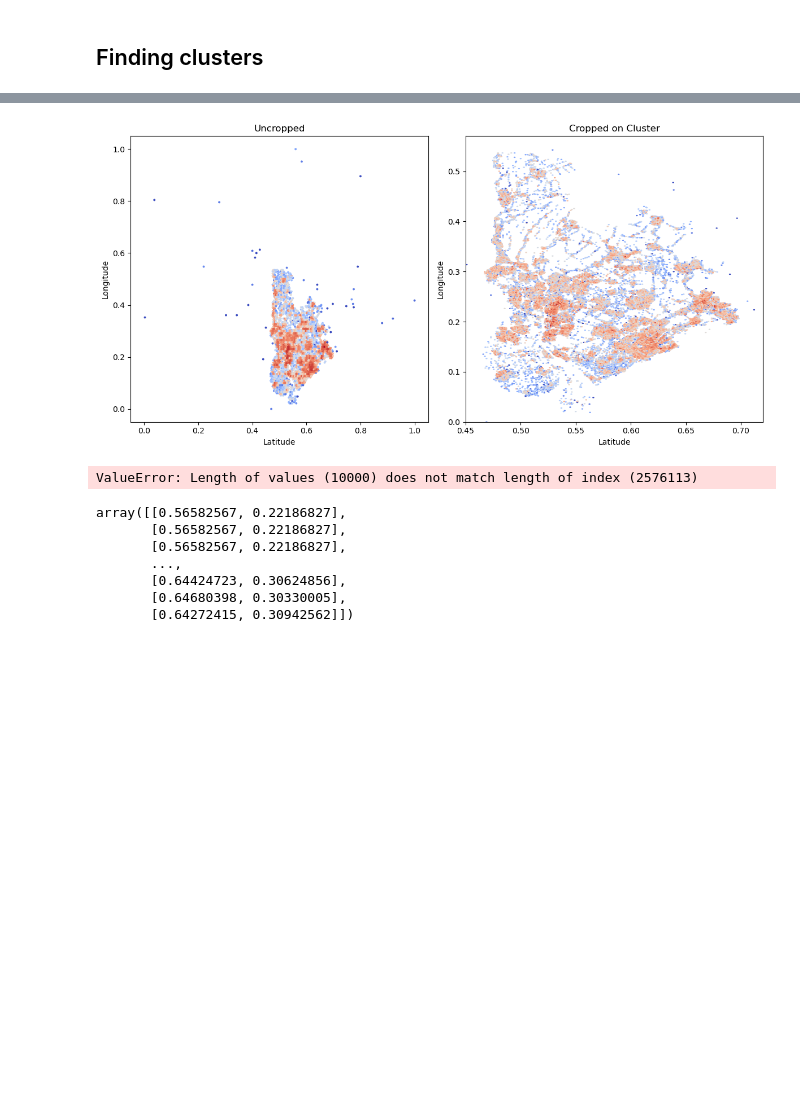
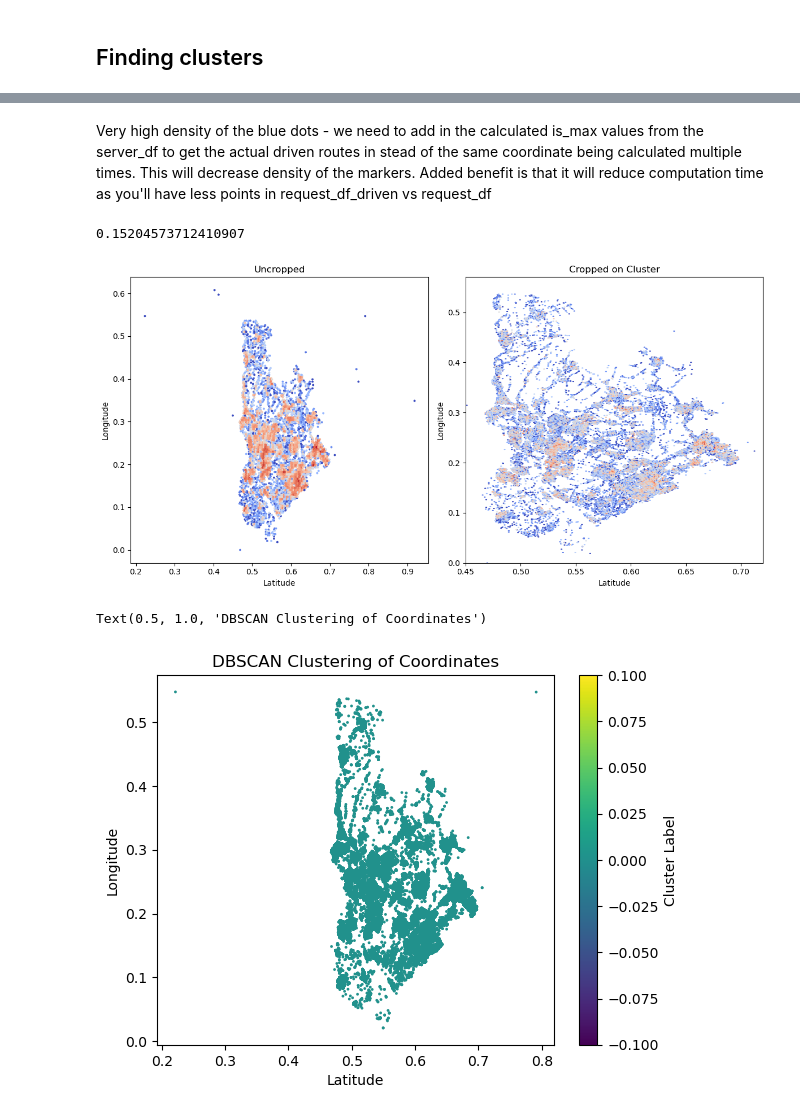
Before and after one commit to Frederic-P/learning-driver-preferences, a Jupyter notebook: notebooks/2 - EDA.ipynb, the cells around one changed output, grey strips where cells are left out. Cells and saved outputs as stored; diff of their text form; code cells hidden in the pictures; blank space fills up the shorter version.

Commit message:
no luck with DBSCAN - considering OPTICS

```diff
--- a/notebooks/2 - EDA.ipynb
+++ b/notebooks/2 - EDA.ipynb
@@ -110,13 +198,20 @@ plt.tight_layout()
+# %% [markdown]
+Very high density of the blue dots - we need to add in the calculated is_max values from the server_df to get the actual driven routes in stead of the same coordinate being calculated multiple times. This will decrease density of the markers. Added benefit is that it will reduce computation time as you'll have less points in request_df_driven vs request_df
+# %%
+## Good, now we work with 15.25% of the data
+len(request_df_driven)/len(request_df)
+# %% [output]
+0.15204573712410907
 # %%
 fig, axs = plt.subplots(1, 2, figsize=(12, 6))
 # Left plot: Uncropped hexbin
-axs[0].hexbin(request_df['lat'], request_df['long'], gridsize=200, cmap="coolwarm", bins="log")
+axs[0].hexbin(request_df_driven['lat'], request_df_driven['long'], gridsize=200, cmap="coolwarm", bins="log")
 axs[0].set_title('Uncropped')
 axs[0].set_xlabel('Latitude')
 axs[0].set_ylabel('Longitude')
 axs[0].grid(False)
 # Right plot: Cropped on cluster
-axs[1].hexbin(request_df['lat'], request_df['long'], gridsize=1000, cmap="coolwarm", bins="log")
+axs[1].hexbin(request_df_driven['lat'], request_df_driven['long'], gridsize=750, cmap="coolwarm", bins="log")
 axs[1].set_xlim(0.45, 0.72)
 axs[1].set_ylim(0, 0.57)
 axs[1].set_title('Cropped on Cluster')
@@ -126,19 +221,22 @@ axs[1].grid(False)
 # Adjust layout
 plt.tight_layout()
 # %% [output]
-[figure, old version]
+[figure, new version]
 # %%
-coordinates = request_df[['lat', 'long']].values
-coordinates = coordinates[0:10000]
+#sampled_df required for memory footprint
+
+sampled_driven = request_df_driven.sample(frac=0.1)
+coordinates = sampled_driven[['lat', 'long']].values
 #no need to scale - values are already between 0 and 1
 dbscan = DBSCAN(eps=0.5, min_samples=5)
 clusters = dbscan.fit_predict(coordinates)
-request_df['cluster'] = clusters
+sampled_driven['cluster'] = clusters
 num_clusters = len(set(clusters)) - (1 if -1 in clusters else 0)
-plt.scatter(request_df['lat'], request_df['long'], c=request_df['cluster'], cmap='viridis', s=1)
+plt.scatter(sampled_driven['lat'], sampled_driven['long'], c=sampled_driven['cluster'], cmap='viridis', s=1)
 plt.colorbar(label='Cluster Label')
 plt.xlabel('Latitude')
 plt.ylabel('Longitude')
 plt.title('DBSCAN Clustering of Coordinates')
 # %% [output]
-ValueError: Length of values (10000) does not match length of index (2576113)
+Text(0.5, 1.0, 'DBSCAN Clustering of Coordinates')
+[figure, added]
@@ -147,10 +242,0 @@ coordinates = request_df[['lat', 'long']].values
-# %%
-coordinates[0:10000]
-# %% [output]
-array([[0.56582567, 0.22186827],
-       [0.56582567, 0.22186827],
-       [0.56582567, 0.22186827],
-       ...,
-       [0.64424723, 0.30624856],
-       [0.64680398, 0.30330005],
-       [0.64272415, 0.30942562]])
```
Also changed, not shown: parts of 10 cells of this notebook.
